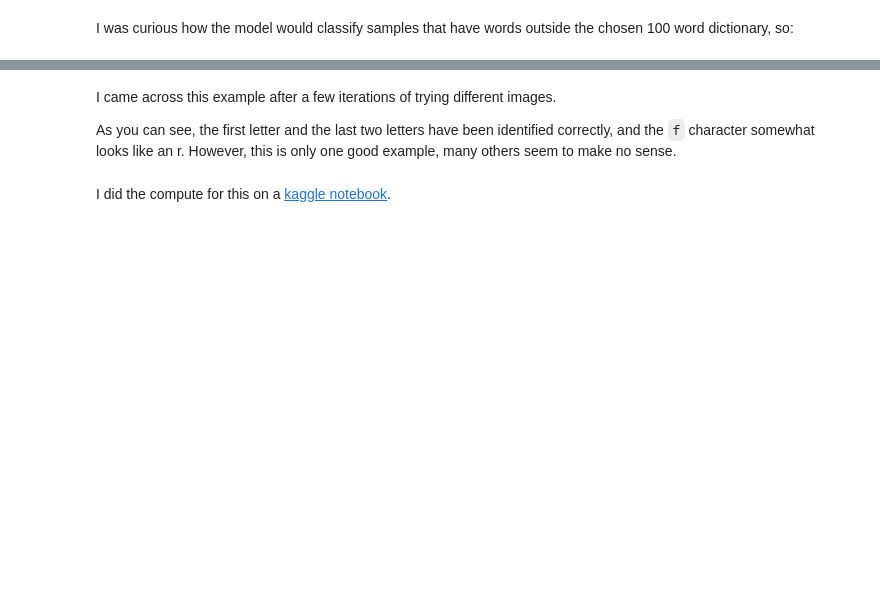
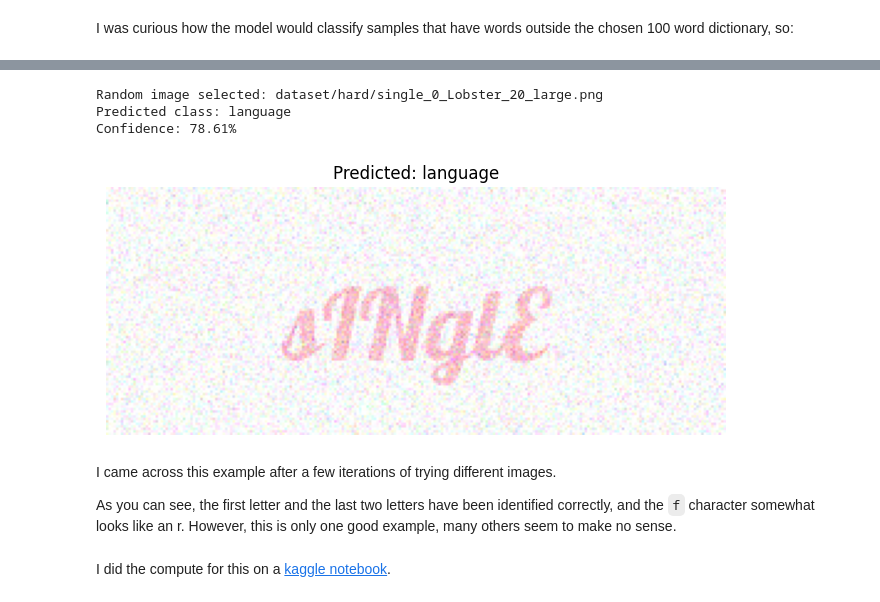
Before and after one commit to AmolOnGitHub/CaptchaRecognition, a Jupyter notebook: task-1_classification.ipynb, the cells around one changed output, grey strips where cells are left out. Saved outputs shown, nothing was run; the diff lists cells and outputs as text; code cells hidden in the pictures; blank space fills up the shorter version.

```diff
--- a/task-1_classification.ipynb
+++ b/task-1_classification.ipynb
@@ -389,3 +394,67 @@ Predicted class: order
+# %%
+import matplotlib.pyplot as plt
+from PIL import Image
+import torch
+from torchvision import transforms
+import os
+import random
+
+device = torch.device("cuda" if torch.cuda.is_available() else "cpu")
+
+WORD_LIST = ['community', 'already', 'leave', 'husband', 'glass', 'decide', 'class', 'today', 'certainly', 'record', 'animal', 'amount', 'charge', 'front', 'health', 'strategy', 'always', 'until', 'federal', 'world', 'recent', 'garden', 'second', 'level', 'across', 'disease', 'wonder', 'official', 'weapon', 'director', 'former', 'occur', 'worry', 'character', 'power', 'choose', 'perform', 'order', 'itself', 'artist', 'shake', 'those', 'could', 'positive', 'capital', 'material', 'person', 'expect', 'bring', 'attack', 'group', 'management', 'career', 'whose', 'claim', 'understand', 'violence', 'series', 'physical', 'drive', 'point', 'patient', 'floor', 'language', 'budget', 'either', 'writer', 'during', 'short', 'possible', 'laugh', 'future', 'natural', 'before', 'growth', 'woman', 'morning', 'prove', 'large', 'black', 'follow', 'month', 'force', 'statement', 'professor', 'several', 'democrat', 'kitchen', 'would', 'image', 'issue', 'remain', 'property', 'total', 'teach', 'decade', 'staff', 'whether', 'position', 'along']
+WORD_LIST.sort()
+
+model = CNN(num_classes=100)
+checkpoint_path = "models/classification_accurate_100Epoch.pth"
+checkpoint = torch.load(checkpoint_path, map_location=device, weights_only=True)
+model.load_state_dict(checkpoint['model_state_dict'])
+model.to(device)
+
+hard_folder = "dataset/hard/"
+
+random_image_path = hard_folder + random.choice(os.listdir(hard_folder))
+print("Random image selected:", random_image_path)
+
+# Read the image using matplotlib (or use PIL directly)
+image_array = plt.imread(random_image_path)
+
+# Convert NumPy array to PIL image (if necessary)
+if image_array.dtype != 'uint8':
+    image = Image.fromarray((image_array * 255).astype('uint8'))
+else:
+    image = Image.fromarray(image_array)
+
+# Define the transformation pipeline
+transform = transforms.Compose([
+    transforms.Resize((100, 250)),
+    transforms.ToTensor(),
+    transforms.Normalize((0.5, 0.5, 0.5), (0.5, 0.5, 0.5))
+])
+
+
+image_tensor = transform(image).to(device)
+image_tensor = image_tensor.unsqueeze(0)
+
+
+with torch.no_grad():
+    output = model(image_tensor)
+    _, predicted_class = torch.max(output, 1)
+    prediction = WORD_LIST[predicted_class.item()]
+    print("Predicted class:", prediction)
+    confidence = torch.softmax(output, dim=1)[0][predicted_class].item() * 100
+    print(f"Confidence: {confidence:.2f}%")
+
+
+plt.figure(figsize=(8, 6))
+plt.imshow(image)
+plt.title(f"Predicted: {prediction}")
+plt.axis('off')
+plt.show()
+# %% [output]
+Random image selected: dataset/hard/single_0_Lobster_20_large.png
+Predicted class: language
+Confidence: 78.61%
+[figure, added]
 # %% [markdown]
 I came across this example after a few iterations of trying different images.
 
```
Also changed, not shown: parts of 4 cells of this notebook, 2 other files.
